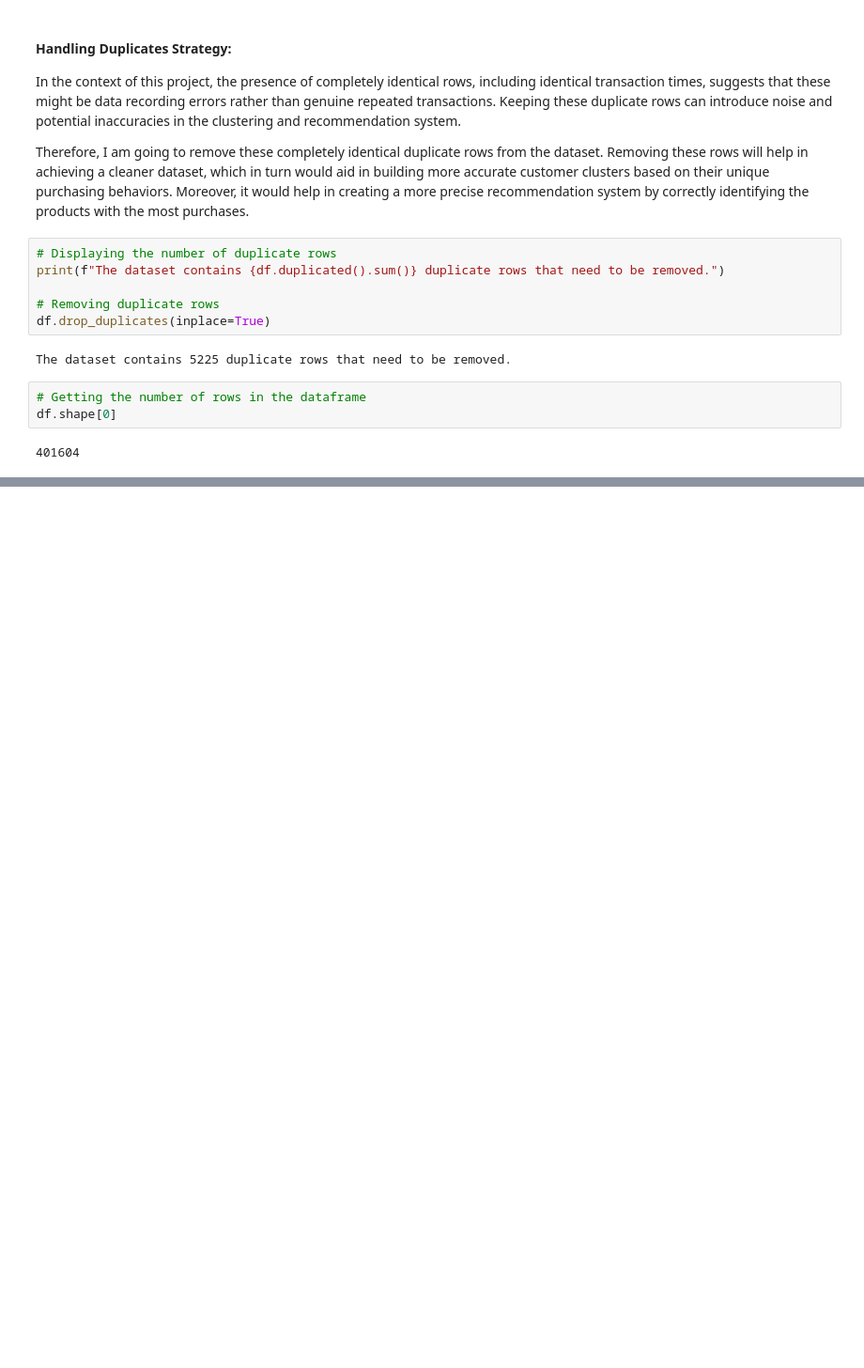
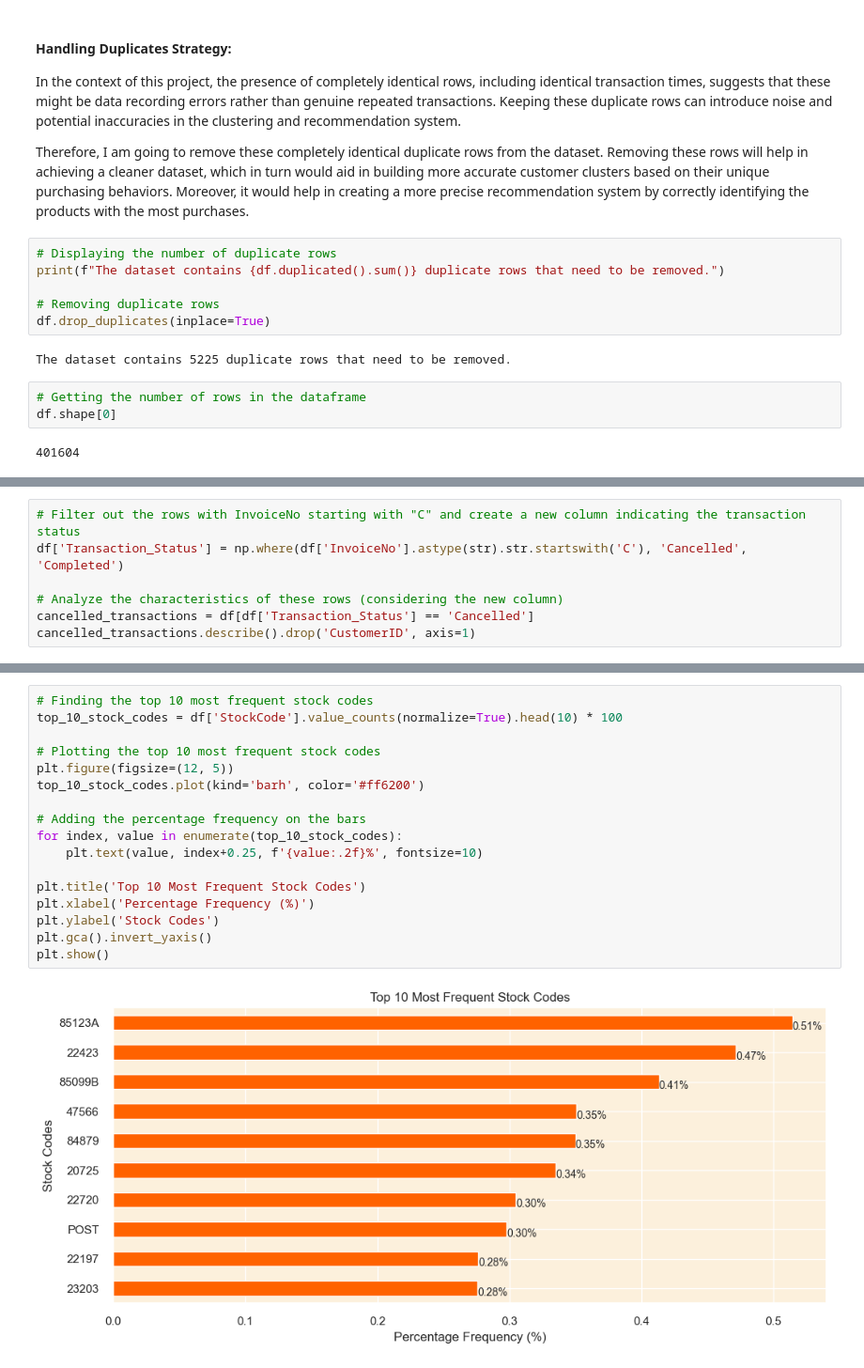
Before and after one commit to richardlevinson3/customer-personality-analytics, a Jupyter notebook: cusomter-personality-analytics.ipynb, the cells around one changed output, grey strips where cells are left out. Shown: that part at 94% size. Saved outputs shown, nothing was run; the diff lists cells and outputs as text; blank space fills up the shorter version.

```diff
--- a/cusomter-personality-analytics.ipynb
+++ b/cusomter-personality-analytics.ipynb
@@ -342,0 +347,7 @@ df.shape[0]
+# %%
+# Filter out the rows with InvoiceNo starting with "C" and create a new column indicating the transaction status
+df['Transaction_Status'] = np.where(df['InvoiceNo'].astype(str).str.startswith('C'), 'Cancelled', 'Completed')
+
+# Analyze the characteristics of these rows (considering the new column)
+cancelled_transactions = df[df['Transaction_Status'] == 'Cancelled']
+cancelled_transactions.describe().drop('CustomerID', axis=1)
@@ -342,0 +384,19 @@ df.shape[0]
+# %%
+# Finding the top 10 most frequent stock codes
+top_10_stock_codes = df['StockCode'].value_counts(normalize=True).head(10) * 100
+
+# Plotting the top 10 most frequent stock codes
+plt.figure(figsize=(12, 5))
+top_10_stock_codes.plot(kind='barh', color='#ff6200')
+
+# Adding the percentage frequency on the bars
+for index, value in enumerate(top_10_stock_codes):
+    plt.text(value, index+0.25, f'{value:.2f}%', fontsize=10)
+
+plt.title('Top 10 Most Frequent Stock Codes')
+plt.xlabel('Percentage Frequency (%)')
+plt.ylabel('Stock Codes')
+plt.gca().invert_yaxis()
+plt.show()
+# %% [output]
+[figure, added]
```
Also changed, not shown: parts of 22 cells of this notebook.
